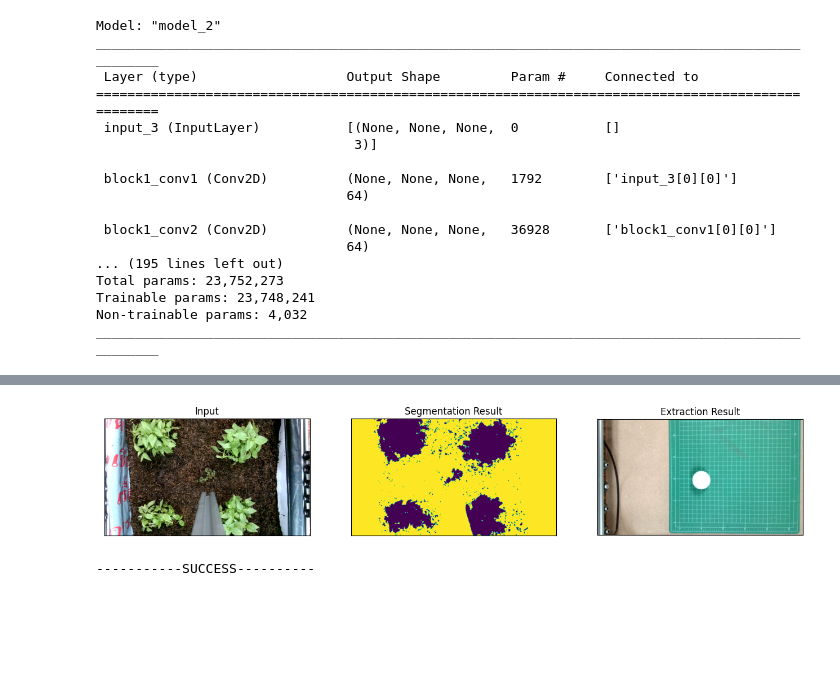
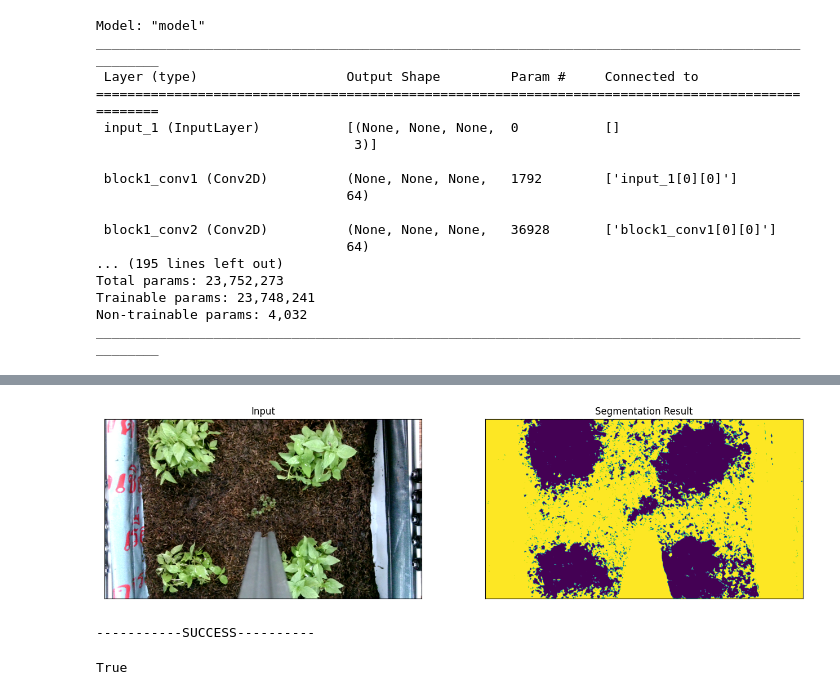
Before and after one commit to BearKS/Robotic-weed-control-system, a Jupyter notebook: demo.ipynb, the cells around one changed output, grey strips where cells are left out. Saved outputs shown, nothing was run; the diff lists cells and outputs as text; code cells hidden in the pictures; blank space fills up the shorter version.

```diff
--- a/demo.ipynb
+++ b/demo.ipynb
@@ -73,17 +90,17 @@ def denormalize(x):
     return x
 # %%
 from keras.models import load_model
-model.load_weights('best_model.h5')
+model.load_weights('model_v1_320.h5')
 model.summary()
 # %% [output]
-Model: "model_2"
+Model: "model"
 __________________________________________________________________________________________________
  Layer (type)                   Output Shape         Param #     Connected to
 ==================================================================================================
- input_3 (InputLayer)           [(None, None, None,  0           []
+ input_1 (InputLayer)           [(None, None, None,  0           []
                                  3)]
 
- block1_conv1 (Conv2D)          (None, None, None,   1792        ['input_3[0][0]']
+ block1_conv1 (Conv2D)          (None, None, None,   1792        ['input_1[0][0]']
                                 64)
 
  block1_conv2 (Conv2D)          (None, None, None,   36928       ['block1_conv1[0][0]']
@@ -114,13 +131,13 @@ extraction = cv2.cvtColor(extraction, cv2.COLOR_BGR2RGB)
 visualize(
     Input=image_padded.squeeze(),
     Segmentation_result = result[..., 0].squeeze(),
-    Extraction_result = extraction.squeeze(),
+    # Extraction_result = extraction.squeeze(),
     )
 
-img =  cv2.imread('result.png')
-img = cv2.cvtColor(img, cv2.COLOR_BGR2RGB)
-img = Image.fromarray(img.squeeze())
+# img =  cv2.imread('result.png')
+# img = cv2.cvtColor(img, cv2.COLOR_BGR2RGB)
+# img = Image.fromarray(img.squeeze())
 
-img.show()
+# img.show()
 # %% [output]
 input : (1080, 1920, 3)
@@ -128,5 +145,7 @@ input : (1080, 1920, 3)
-[figure, old version]
+[figure, new version]
-# %%
-print('-----------SUCCESS----------')
-# %% [output]
------------SUCCESS----------
+# %%
+print('-----------SUCCESS----------')
+cv2.imwrite('output.png' , cv2.cvtColor( result, cv2.COLOR_BGR2RGB))
+# %% [output]
+-----------SUCCESS----------
+True
```
Also changed, not shown: parts of 3 cells of this notebook, 1 other file.
